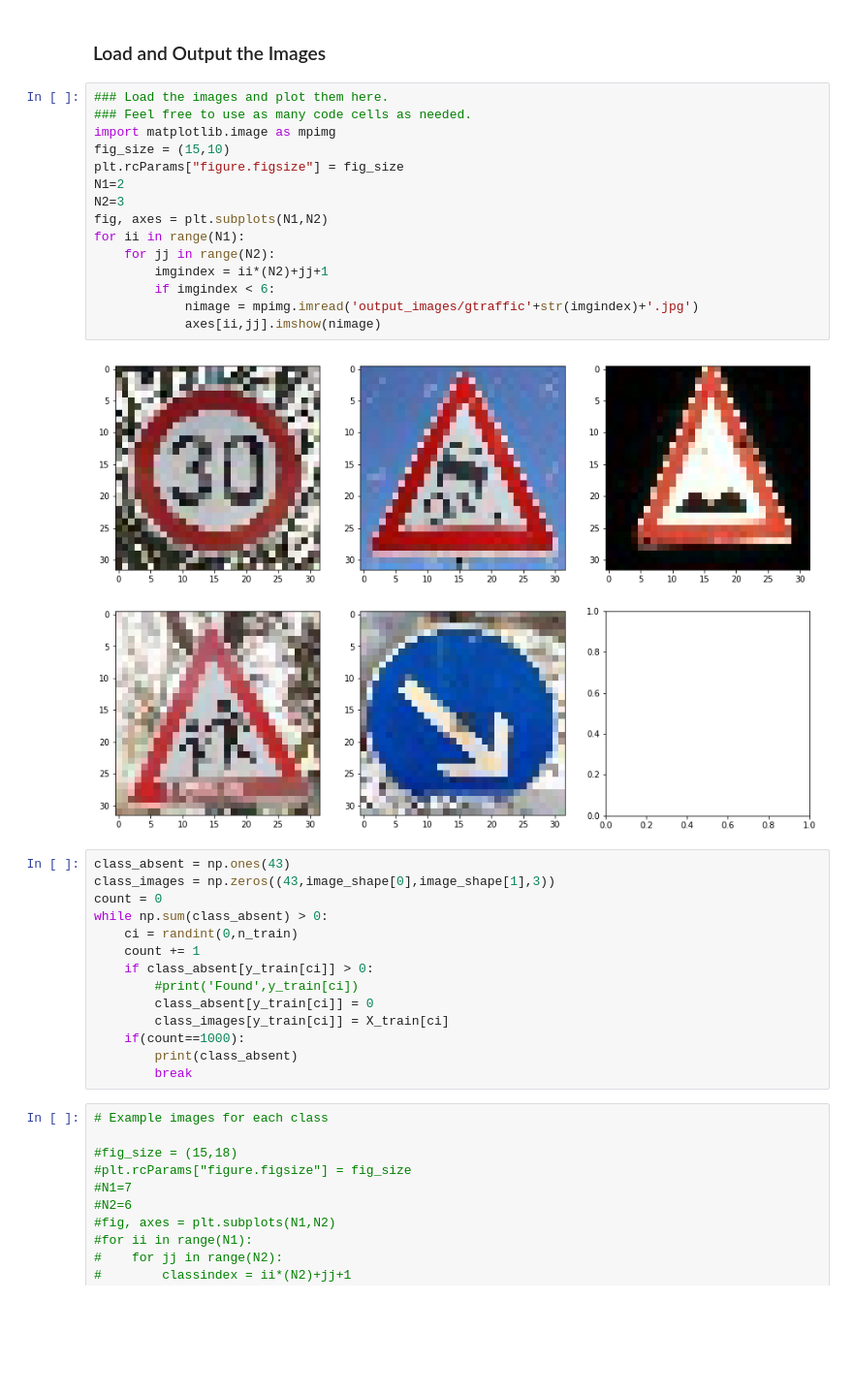
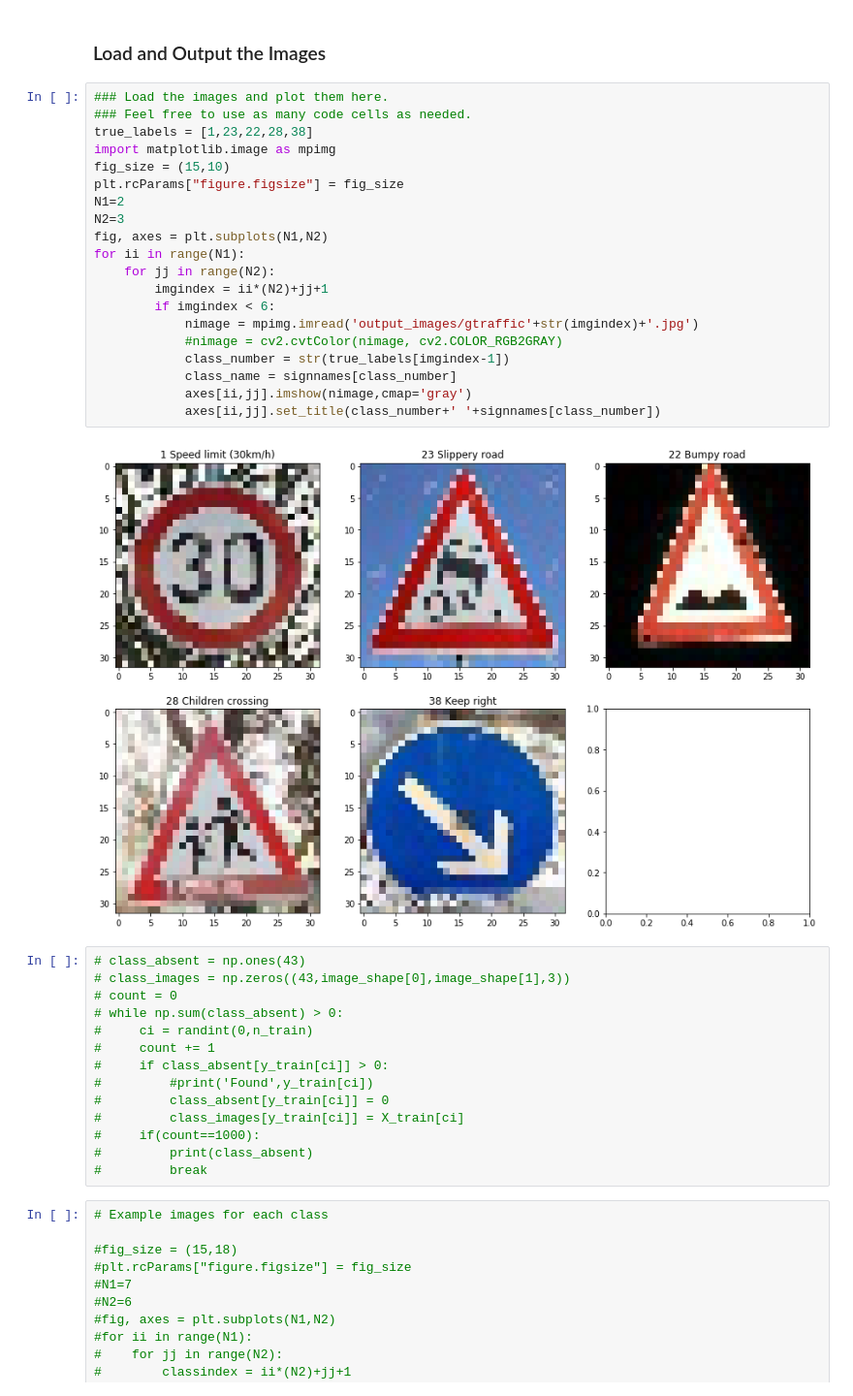
Before and after one commit to pnsrao/CarND-Traffic-Sign-Classifier-Project, a Jupyter notebook: Traffic_Sign_Classifier.ipynb, the cells around one changed output. Shown at 97% size. Saved outputs shown, nothing was run; the diff lists cells and outputs as text; blank space fills up the shorter version.

```diff
--- a/Traffic_Sign_Classifier.ipynb
+++ b/Traffic_Sign_Classifier.ipynb
@@ -383,34 +386,39 @@ You may find `signnames.csv` useful as it contains mappings from the class id (i
 # %%
 ### Load the images and plot them here.
 ### Feel free to use as many code cells as needed.
+true_labels = [1,23,22,28,38]
 import matplotlib.image as mpimg
 fig_size = (15,10)
 plt.rcParams["figure.figsize"] = fig_size
 N1=2
 N2=3
 fig, axes = plt.subplots(N1,N2)
 for ii in range(N1):
     for jj in range(N2):
         imgindex = ii*(N2)+jj+1
         if imgindex < 6:
             nimage = mpimg.imread('output_images/gtraffic'+str(imgindex)+'.jpg')
-            axes[ii,jj].imshow(nimage)
+            #nimage = cv2.cvtColor(nimage, cv2.COLOR_RGB2GRAY)
+            class_number = str(true_labels[imgindex-1])
+            class_name = signnames[class_number]
+            axes[ii,jj].imshow(nimage,cmap='gray')
+            axes[ii,jj].set_title(class_number+' '+signnames[class_number])
 # %% [output]
-[figure, old version]
+[figure, new version]
 # %%
-class_absent = np.ones(43)
-class_images = np.zeros((43,image_shape[0],image_shape[1],3))
-count = 0
-while np.sum(class_absent) > 0:
-    ci = randint(0,n_train)
-    count += 1
-    if class_absent[y_train[ci]] > 0:
-        #print('Found',y_train[ci])
-        class_absent[y_train[ci]] = 0
-        class_images[y_train[ci]] = X_train[ci]
-    if(count==1000):
-        print(class_absent)
-        break
+# class_absent = np.ones(43)
+# class_images = np.zeros((43,image_shape[0],image_shape[1],3))
+# count = 0
+# while np.sum(class_absent) > 0:
+#     ci = randint(0,n_train)
+#     count += 1
+#     if class_absent[y_train[ci]] > 0:
+#         #print('Found',y_train[ci])
+#         class_absent[y_train[ci]] = 0
+#         class_images[y_train[ci]] = X_train[ci]
+#     if(count==1000):
+#         print(class_absent)
+#         break
 # %%
 # Example images for each class
 
```
Also changed, not shown: parts of 11 cells of this notebook, 1 other file.
